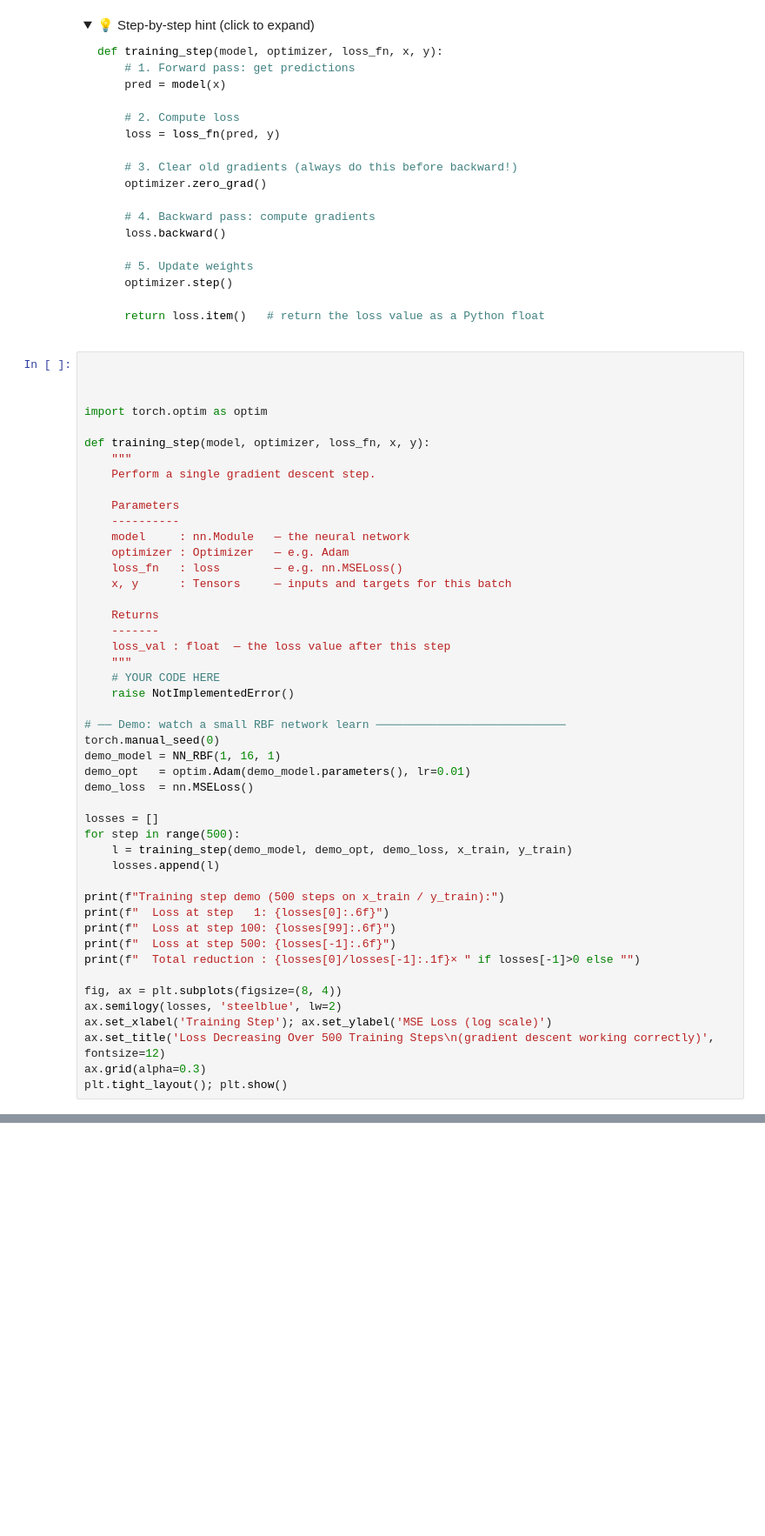
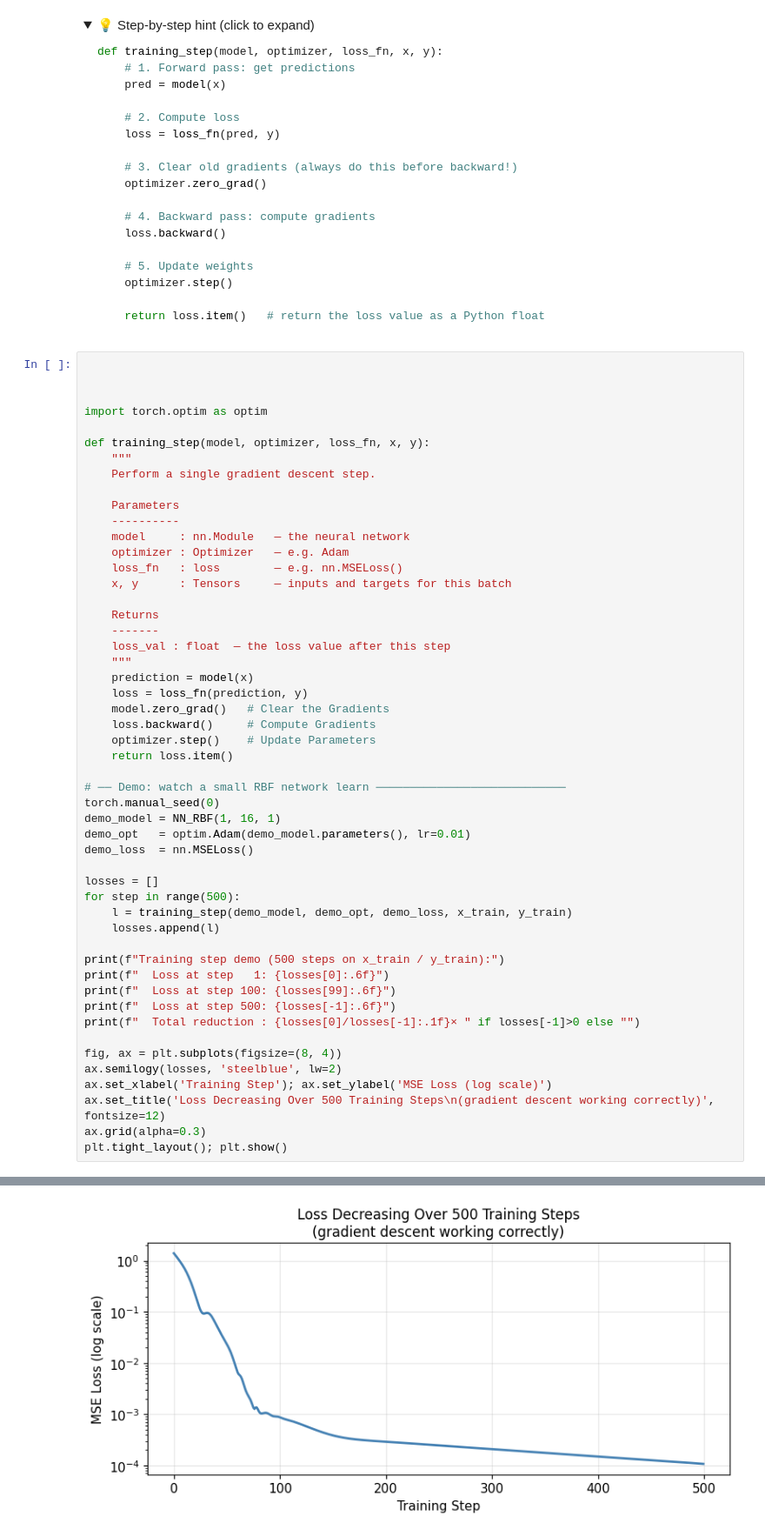
Before and after one commit to MrDNAlex/NE-452-Special-Topics-in-Nanoscale-Simulations, a Jupyter notebook: Labs/Machine Learning Interatomic Potentials/Lab 3 - 1/nn_training_lab.ipynb, the cells around one changed output, grey strips where cells are left out. Shown at 87% size. Drawn from its saved outputs; the diff is of its cells as text; folded sections open; blank space fills up the shorter version.

```diff
--- a/Labs/Machine Learning Interatomic Potentials/Lab 3 - 1/nn_training_lab.ipynb
+++ b/Labs/Machine Learning Interatomic Potentials/Lab 3 - 1/nn_training_lab.ipynb
@@ -615,8 +660,12 @@ def training_step(model, optimizer, loss_fn, x, y):
     -------
     loss_val : float  — the loss value after this step
     """
-    # YOUR CODE HERE
-    raise NotImplementedError()
+    prediction = model(x)
+    loss = loss_fn(prediction, y)
+    model.zero_grad()   # Clear the Gradients
+    loss.backward()     # Compute Gradients
+    optimizer.step()    # Update Parameters
+    return loss.item()
 
 # ── Demo: watch a small RBF network learn ────────────────────────────
 torch.manual_seed(0)
@@ -641,3 +690,4 @@ ax.set_xlabel('Training Step'); ax.set_ylabel('MSE Loss (log scale)')
 ax.set_title('Loss Decreasing Over 500 Training Steps\n(gradient descent working correctly)', fontsize=12)
 ax.grid(alpha=0.3)
 plt.tight_layout(); plt.show()
+# %% [output]
@@ -644,3 +699,4 @@ plt.tight_layout(); plt.show()
+[figure, added]
 # %%
 # Tests
 # Test that training_step actually reduces the loss
```
Also changed, not shown: parts of 21 cells of this notebook.
